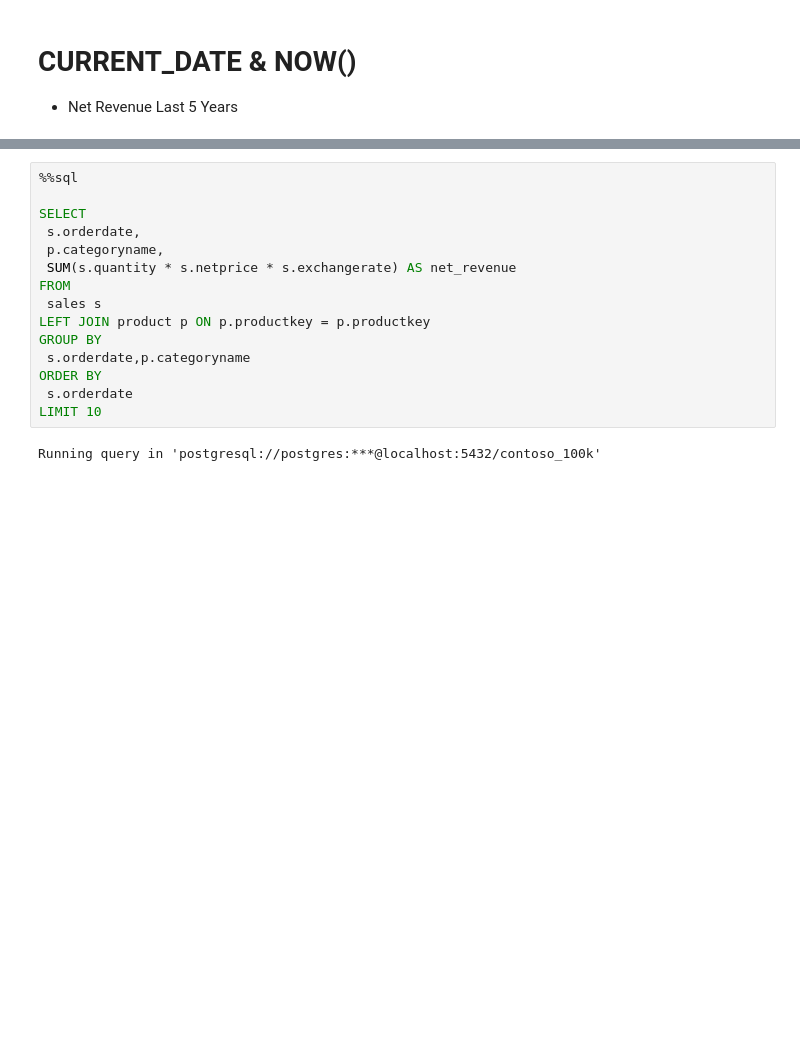
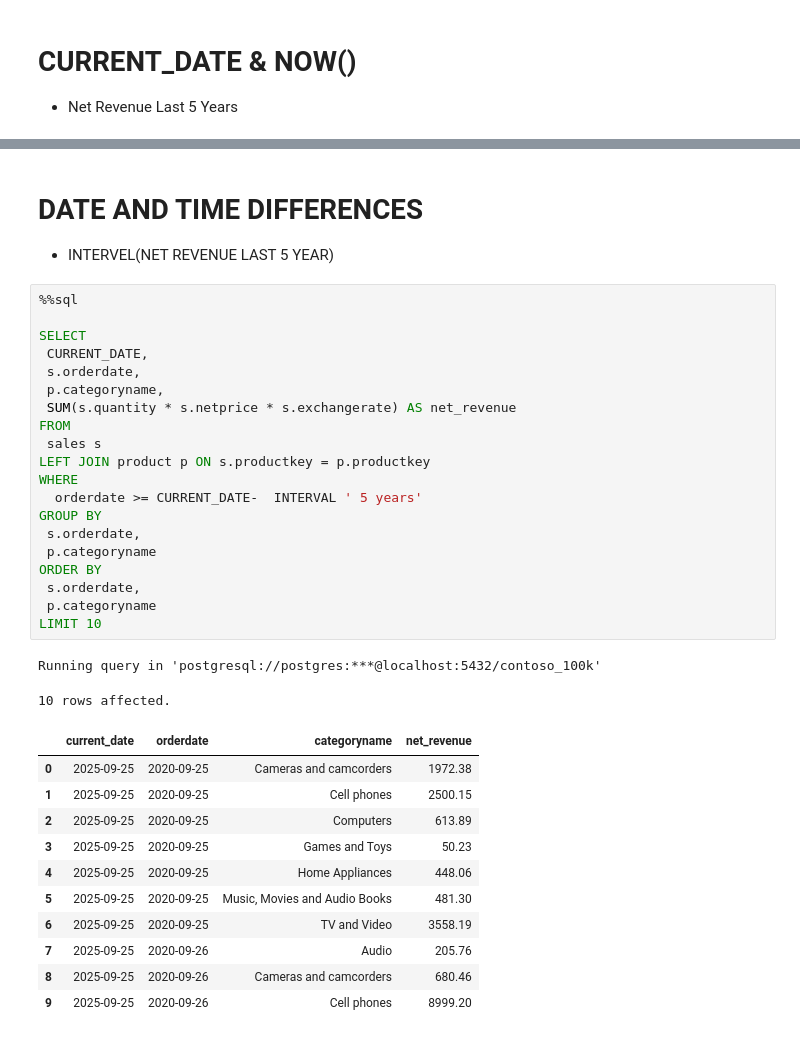
Before and after one commit to Dinesh-yadav23/My-sql-project, a Jupyter notebook: Resources/Blank_SQL_Notebook.ipynb, the cells around one changed output, grey strips where cells are left out. Cells and saved outputs as stored; diff of their text form; blank space fills up the shorter version.

```diff
--- a/Resources/Blank_SQL_Notebook.ipynb
+++ b/Resources/Blank_SQL_Notebook.ipynb
@@ -473,17 +506,38 @@ Running query in 'postgresql://postgres:***@localhost:5432/contoso_100k'
+# %% [markdown]
+# **DATE AND TIME DIFFERENCES**
+
+*   INTERVEL(NET REVENUE LAST 5 YEAR)
 # %%
 %%sql
 
 SELECT
+ CURRENT_DATE,
  s.orderdate,
  p.categoryname,
  SUM(s.quantity * s.netprice * s.exchangerate) AS net_revenue
 FROM
  sales s
-LEFT JOIN product p ON p.productkey = p.productkey
+LEFT JOIN product p ON s.productkey = p.productkey
+WHERE
+  orderdate >= CURRENT_DATE-  INTERVAL ' 5 years'
 GROUP BY
- s.orderdate,p.categoryname
+ s.orderdate,
+ p.categoryname
 ORDER BY
- s.orderdate
+ s.orderdate,
+ p.categoryname
 LIMIT 10
 # %% [output]
 Running query in 'postgresql://postgres:***@localhost:5432/contoso_100k'
+10 rows affected.
+|  | current_date | orderdate | categoryname | net_revenue |
+| 0 | 2025-09-25 | 2020-09-25 | Cameras and camcorders | 1972.38 |
+| 1 | 2025-09-25 | 2020-09-25 | Cell phones | 2500.15 |
+| 2 | 2025-09-25 | 2020-09-25 | Computers | 613.89 |
+| 3 | 2025-09-25 | 2020-09-25 | Games and Toys | 50.23 |
+| 4 | 2025-09-25 | 2020-09-25 | Home Appliances | 448.06 |
+| 5 | 2025-09-25 | 2020-09-25 | Music, Movies and Audio Books | 481.30 |
+| 6 | 2025-09-25 | 2020-09-25 | TV and Video | 3558.19 |
+| 7 | 2025-09-25 | 2020-09-26 | Audio | 205.76 |
+| 8 | 2025-09-25 | 2020-09-26 | Cameras and camcorders | 680.46 |
+| 9 | 2025-09-25 | 2020-09-26 | Cell phones | 8999.20 |
```
Also changed, not shown: parts of 3 cells of this notebook.
